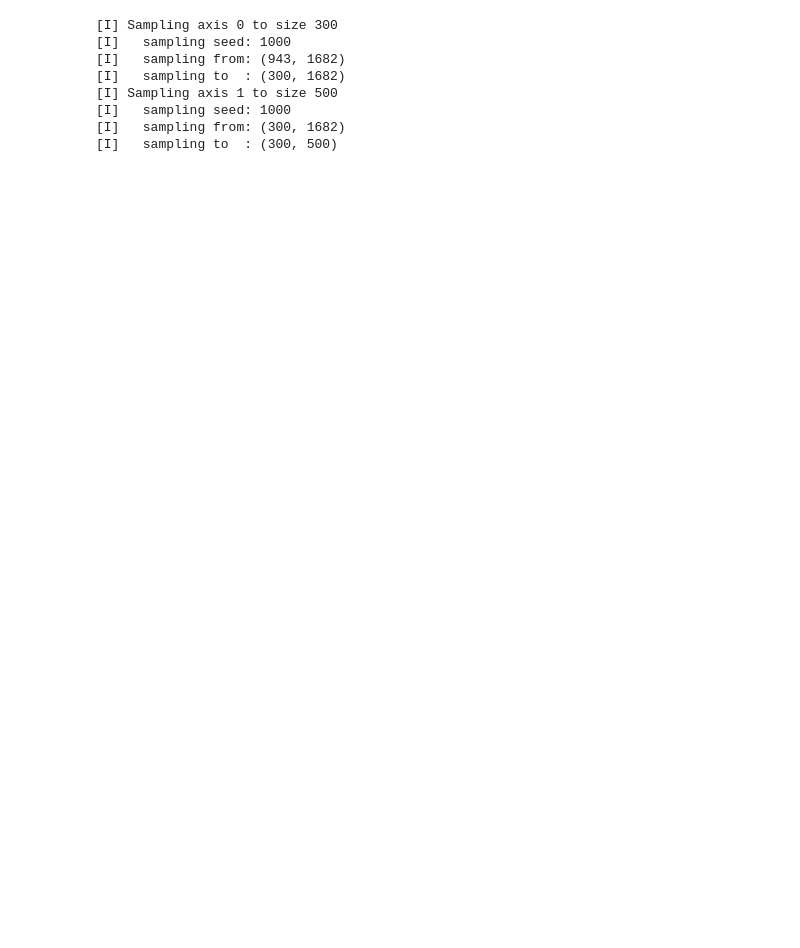
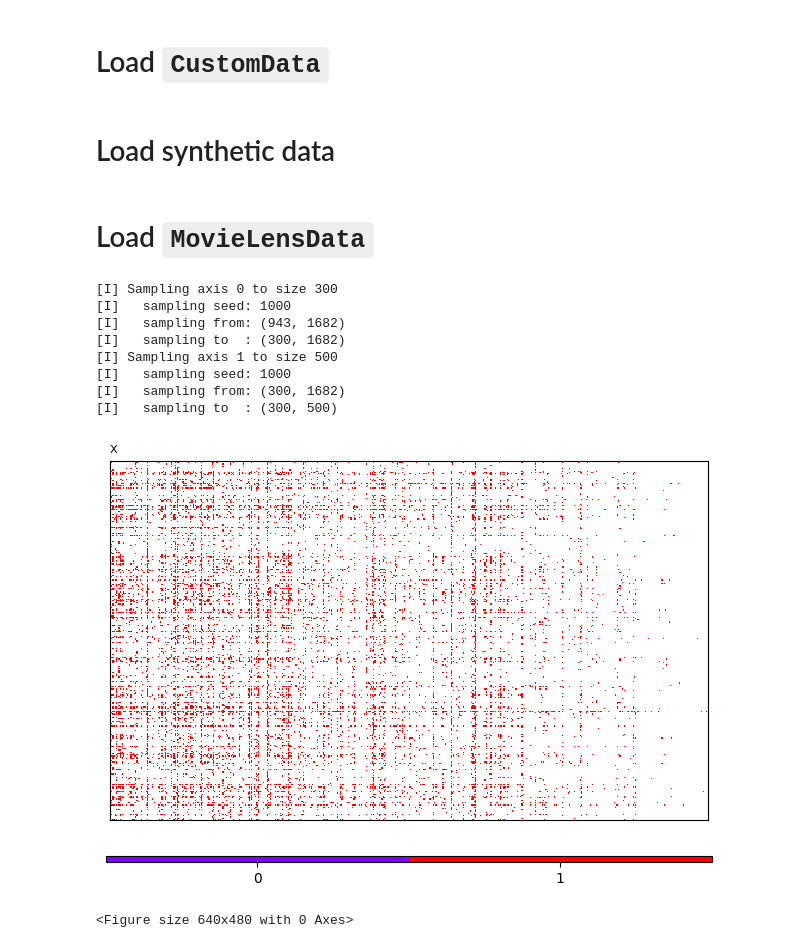
Before and after one commit to PreferredAI/PyBMF, a Jupyter notebook: examples/ex05_7_ELBMFNumPy.ipynb, the cells around one changed output. Saved outputs shown, nothing was run; the diff lists cells and outputs as text; code cells hidden in the pictures; blank space fills up the shorter version.

```diff
--- a/examples/ex05_7_ELBMFNumPy.ipynb
+++ b/examples/ex05_7_ELBMFNumPy.ipynb
@@ -14,0 +23,2 @@ from ELBMFNumPy import ELBMF
+# %% [markdown]
+# Load `CustomData`
@@ -15 +45,3 @@ from ELBMFNumPy import ELBMF
+# %% [markdown]
+# Load synthetic data
 # %%
@@ -23,17 +57,25 @@ from ELBMFNumPy import ELBMF
+# %% [markdown]
+# Load `MovieLensData`
 # %%
-from datasets import MovieLensData
+# loading real-world data
+
+from PyBMF.datasets import MovieLensData
 
 data = MovieLensData(size="100k")
 data.load()
 
 idx = data.sample(factor_id=0, n_samples=300, seed=1000)
 idx = data.sample(factor_id=1, n_samples=500, seed=1000)
+
+data.show_matrix(scaling=0.5)
 # %% [output]
 [I] Sampling axis 0 to size 300
 [I]   sampling seed: 1000
 [I]   sampling from: (943, 1682)
 [I]   sampling to  : (300, 1682)
 [I] Sampling axis 1 to size 500
 [I]   sampling seed: 1000
 [I]   sampling from: (300, 1682)
 [I]   sampling to  : (300, 500)
+[figure, added]
+<Figure size 640x480 with 0 Axes>
```
Also changed, not shown: parts of 26 cells of this notebook, 5 other files.
